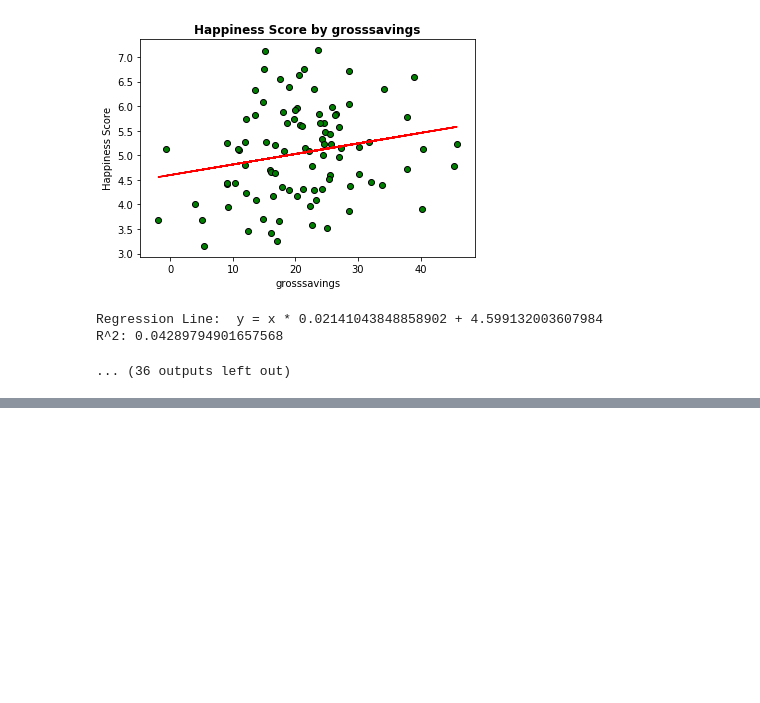
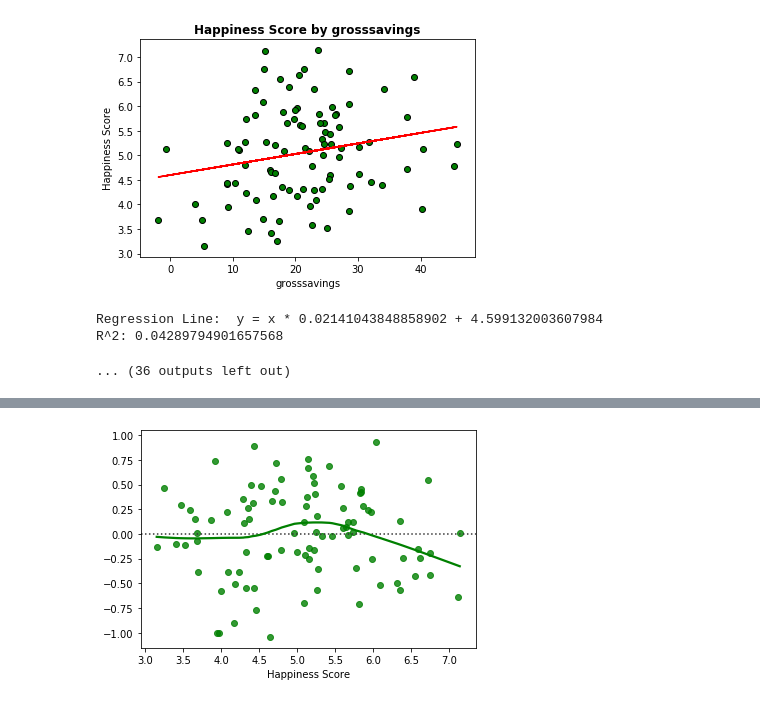
Before and after one commit to DavidObembe/Blue-Barracudas-group-2-, a Jupyter notebook: Clean Merge.ipynb, the cells around one changed output, grey strips where cells are left out. Cells and saved outputs as stored; diff of their text form; code cells hidden in the pictures; blank space fills up the shorter version.

```diff
--- a/Clean Merge.ipynb
+++ b/Clean Merge.ipynb
@@ -411,0 +396,5 @@ array(['presidential republic', 'parliamentary democracy',
+# %%
+sns.residplot(merge_df["Happiness Score"], predictions, lowess=True, color="g")
+plt.savefig('Images/Residuals.png')
+# %% [output]
+[figure, added]
```
Also changed, not shown: parts of 26 cells of this notebook, 2 other files.
